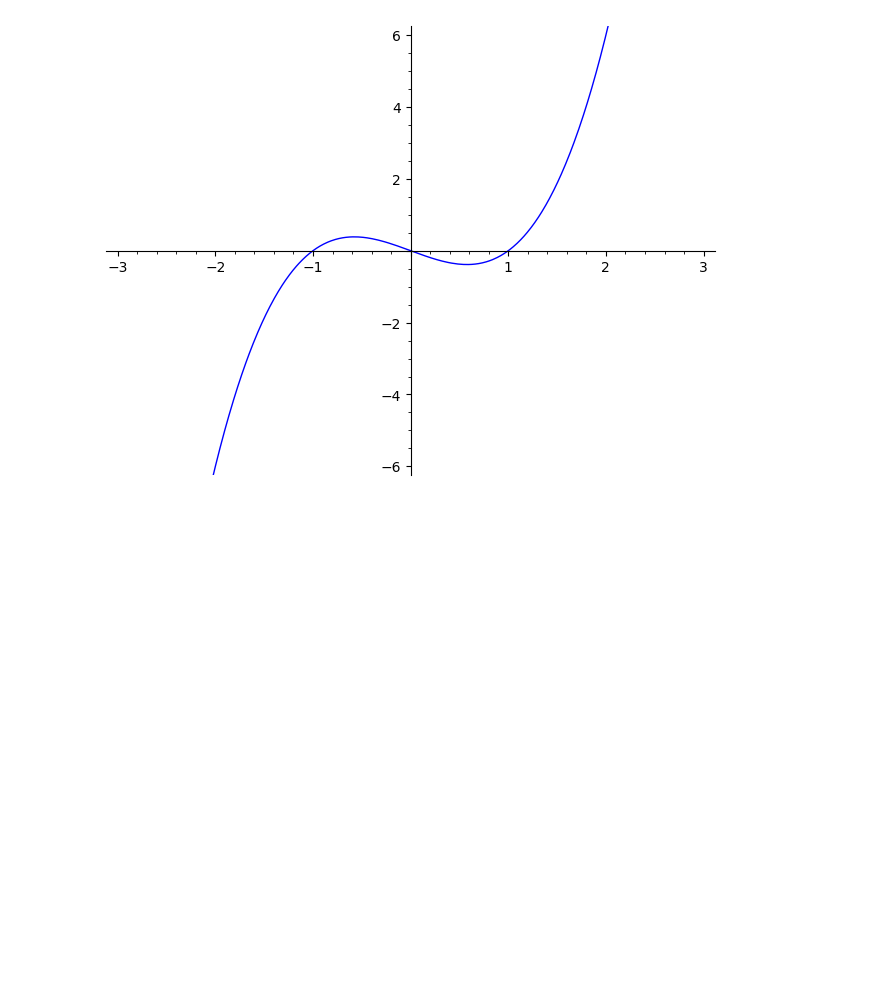
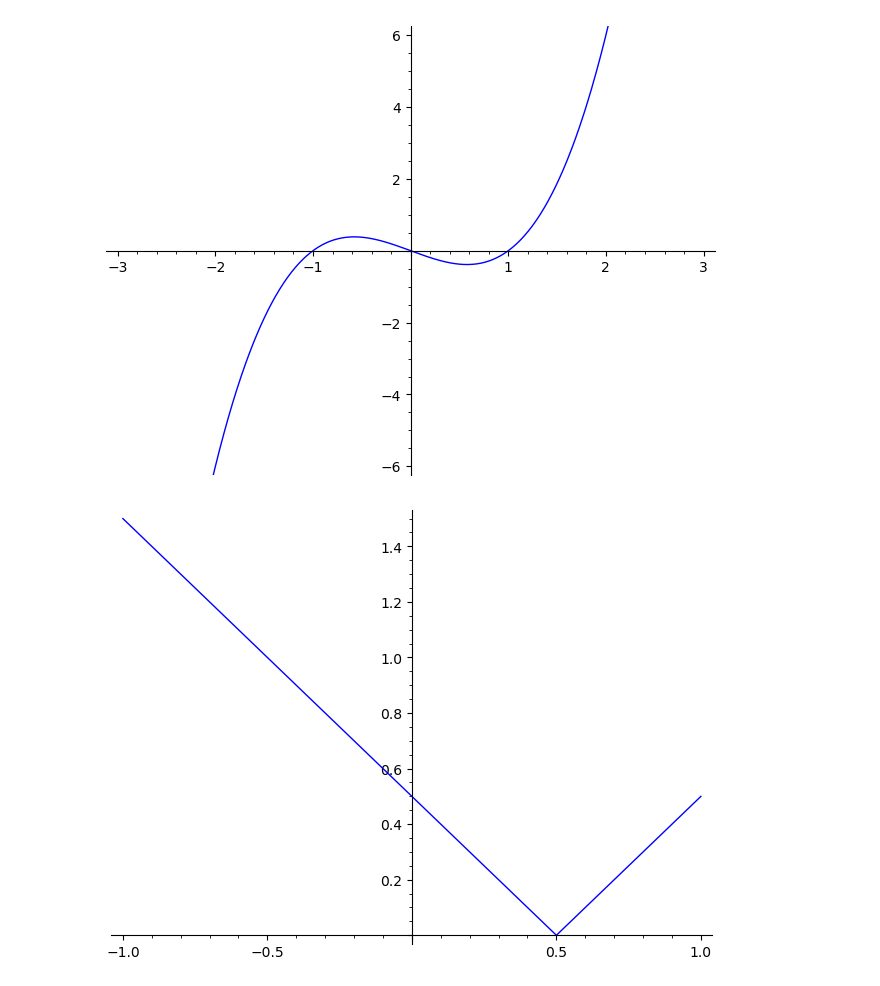
Before and after one commit to igor-dimi/scientific-and-symbolic-computing-software-notes, a Jupyter notebook: sage/bard/01.ipynb, the cells around one changed output. Saved outputs shown, nothing was run; the diff lists cells and outputs as text; code cells hidden in the pictures; blank space fills up the shorter version.

```diff
--- a/sage/bard/01.ipynb
+++ b/sage/bard/01.ipynb
@@ -278,3 +282,7 @@ plot(x^3 - x, -3, 3)
 plot(x^3 - x, -3, 3, ymin = -6, ymax =  6)
 # %% [output]
 [figure]
+# %%
+plot(abs(x - 1/2))
+# %% [output]
+[figure, added]
```
Also changed, not shown: parts of 25 cells of this notebook.
